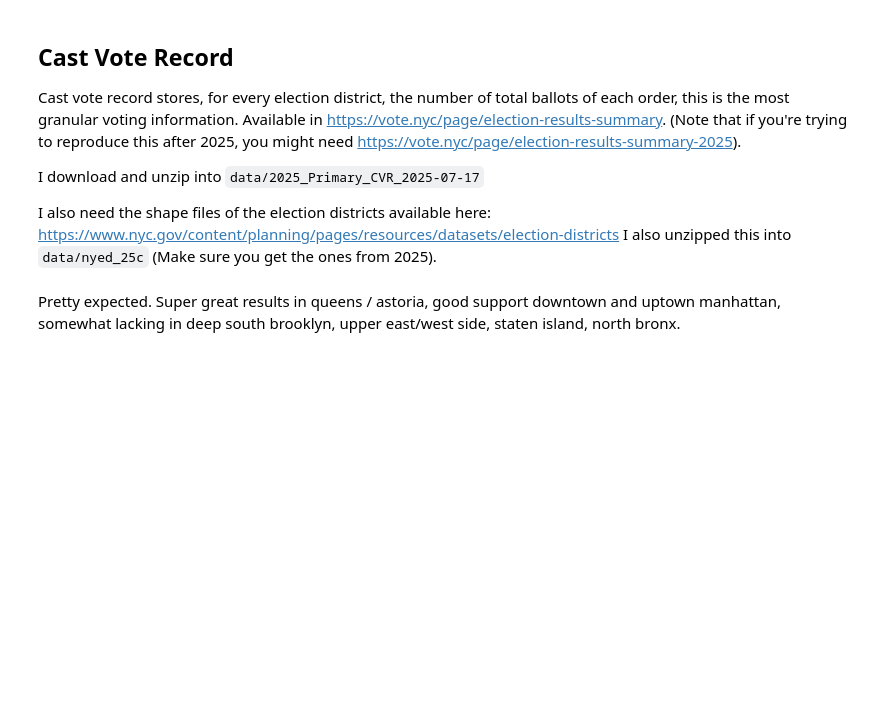
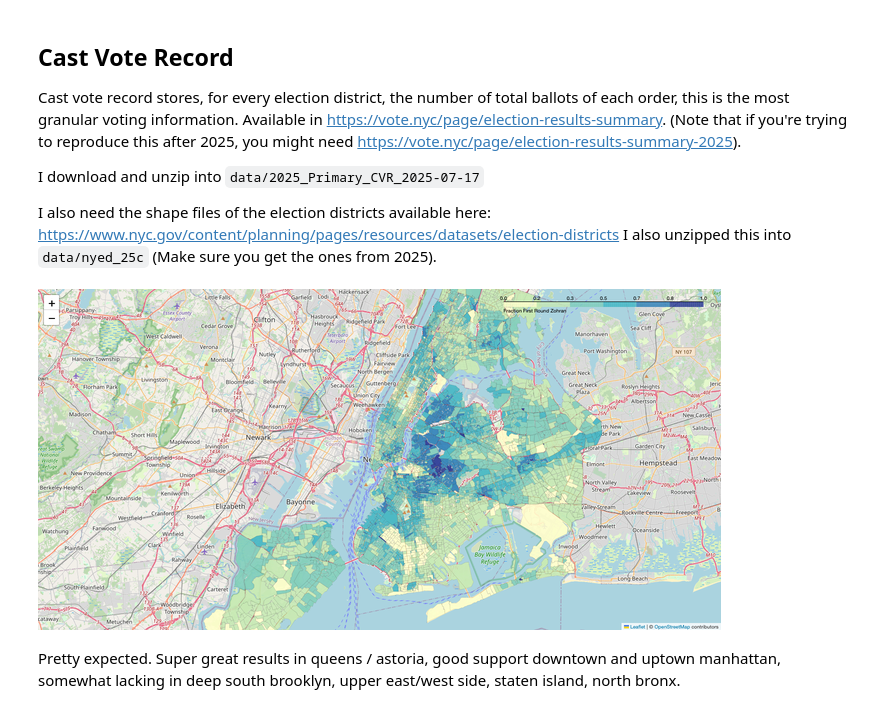
Before and after one commit to likealostcause/zohran-ghs-dashboard, a Jupyter notebook: notebooks/03_process_cast_vote_record.ipynb, the cells around one changed output. Drawn from its saved outputs; the diff is of its cells as text; code cells hidden in the pictures; blank space fills up the shorter version.

Commit message:
map image

```diff
--- a/notebooks/03_process_cast_vote_record.ipynb
+++ b/notebooks/03_process_cast_vote_record.ipynb
@@ -99,19 +99,23 @@ df.to_csv("../data/primary_results/zohran_first_round_frac.csv")
 # %%
 merged = df.to_crs(epsg=4326)  # convert to lat/lon
 m = folium.Map(location=[40.7128, -74.0060], zoom_start=11)  # pick a suitable center
 
 folium.Choropleth(
     geo_data=merged,
     data=merged,
     columns=["ElectDist", "ZohranFirstRoundFrac"],
     key_on="feature.properties.ElectDist",
     fill_color="YlGnBu",
     legend_name="Fraction First Round Zohran",
     line_opacity=0.1,
     fill_opacity=0.9,
 ).add_to(m)
 png_bytes = m._to_png(5)
 img = Image.open(BytesIO(png_bytes))
-display(img)
+width, height = img.size
+img_lowres = img.resize((width // 2, height // 2), Image.Resampling.LANCZOS)
+display(img_lowres)
+# %% [output]
+[figure, added]
 # %% [markdown]
 Pretty expected. Super great results in queens / astoria, good support downtown and uptown manhattan, somewhat lacking in deep south brooklyn, upper east/west side, staten island, north bronx.
```
